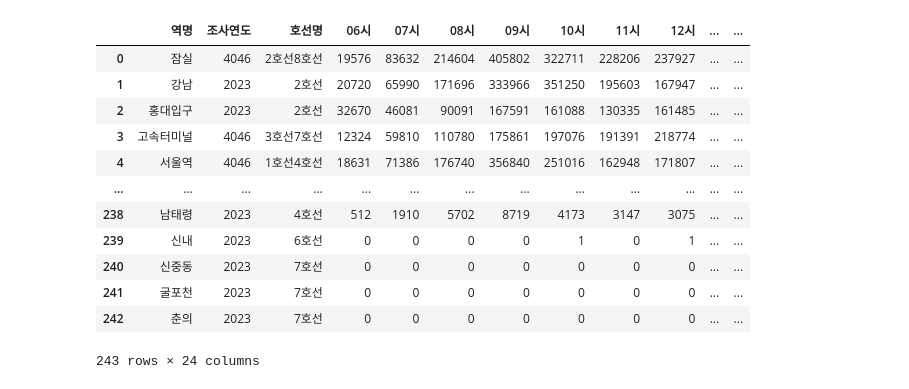
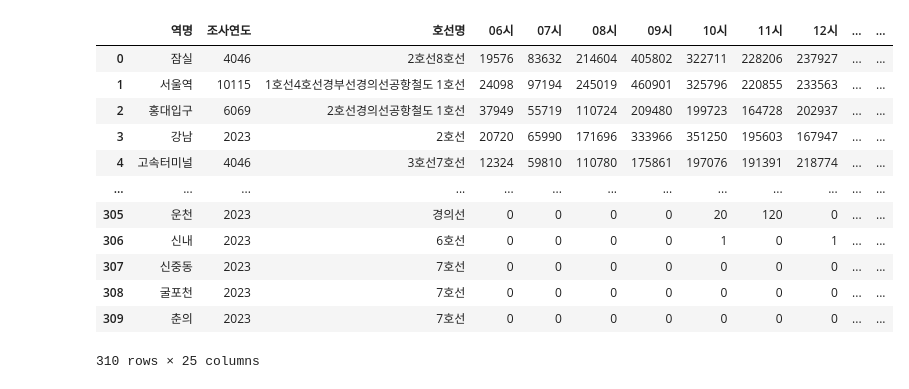
Before and after one commit to addinedu-ros-10th/eda-repo-2, a Jupyter notebook: src/Subway_mat.ipynb, the cells around one changed output. Cells and saved outputs as stored; diff of their text form; code cells hidden in the pictures.

```diff
--- a/src/Subway_mat.ipynb
+++ b/src/Subway_mat.ipynb
@@ -4,9 +4,14 @@ import koreanize_matplotlib
 import seaborn as sns
 import warnings
 import pandas as pd
+import numpy as np
+from matplotlib.ticker import ScalarFormatter
+import re
 warnings.simplefilter(action='ignore', category=FutureWarning)
+np.set_printoptions(suppress=True)
+pd.set_option('display.float_format', '{:.2f}'.format)
 # %%
-df = pd.read_csv('../data/subway_user_year_v1_1.csv', index_col=0)
+df = pd.read_csv('../data/subway_user_year_v1_5.csv', index_col=0)
 df = df.loc[df['조사연도'] == 2023]
 df
 # %% [output]
@@ -119,21 +91,20 @@ df.loc[df['역명']=='신도림']
 # %%
 df1 = df1.sort_values(by='sum', ascending=False)
 df1 = df1.reset_index(drop=True)
-df1.head(30)[['역명', '호선명', 'sum']]
 df1.to_csv('sort_sum.csv')
 df1
 # %% [output]
 |  | 역명 | 조사연도 | 호선명 | 06시 | 07시 | 08시 | 09시 | 10시 | 11시 | 12시 | ... | ... |
 | 0 | 잠실 | 4046 | 2호선8호선 | 19576 | 83632 | 214604 | 405802 | 322711 | 228206 | 237927 | ... | ... |
-| 1 | 강남 | 2023 | 2호선 | 20720 | 65990 | 171696 | 333966 | 351250 | 195603 | 167947 | ... | ... |
-| 2 | 홍대입구 | 2023 | 2호선 | 32670 | 46081 | 90091 | 167591 | 161088 | 130335 | 161485 | ... | ... |
-| 3 | 고속터미널 | 4046 | 3호선7호선 | 12324 | 59810 | 110780 | 175861 | 197076 | 191391 | 218774 | ... | ... |
-| 4 | 서울역 | 4046 | 1호선4호선 | 18631 | 71386 | 176740 | 356840 | 251016 | 162948 | 171807 | ... | ... |
+| 1 | 서울역 | 10115 | 1호선4호선경부선경의선공항철도 1호선 | 24098 | 97194 | 245019 | 460901 | 325796 | 220855 | 233563 | ... | ... |
+| 2 | 홍대입구 | 6069 | 2호선경의선공항철도 1호선 | 37949 | 55719 | 110724 | 209480 | 199723 | 164728 | 202937 | ... | ... |
+| 3 | 강남 | 2023 | 2호선 | 20720 | 65990 | 171696 | 333966 | 351250 | 195603 | 167947 | ... | ... |
+| 4 | 고속터미널 | 4046 | 3호선7호선 | 12324 | 59810 | 110780 | 175861 | 197076 | 191391 | 218774 | ... | ... |
 | ... | ... | ... | ... | ... | ... | ... | ... | ... | ... | ... | ... | ... |
-| 238 | 남태령 | 2023 | 4호선 | 512 | 1910 | 5702 | 8719 | 4173 | 3147 | 3075 | ... | ... |
-| 239 | 신내 | 2023 | 6호선 | 0 | 0 | 0 | 0 | 1 | 0 | 1 | ... | ... |
-| 240 | 신중동 | 2023 | 7호선 | 0 | 0 | 0 | 0 | 0 | 0 | 0 | ... | ... |
-| 241 | 굴포천 | 2023 | 7호선 | 0 | 0 | 0 | 0 | 0 | 0 | 0 | ... | ... |
-| 242 | 춘의 | 2023 | 7호선 | 0 | 0 | 0 | 0 | 0 | 0 | 0 | ... | ... |
+| 305 | 운천 | 2023 | 경의선 | 0 | 0 | 0 | 0 | 20 | 120 | 0 | ... | ... |
+| 306 | 신내 | 2023 | 6호선 | 0 | 0 | 0 | 0 | 1 | 0 | 1 | ... | ... |
+| 307 | 신중동 | 2023 | 7호선 | 0 | 0 | 0 | 0 | 0 | 0 | 0 | ... | ... |
+| 308 | 굴포천 | 2023 | 7호선 | 0 | 0 | 0 | 0 | 0 | 0 | 0 | ... | ... |
+| 309 | 춘의 | 2023 | 7호선 | 0 | 0 | 0 | 0 | 0 | 0 | 0 | ... | ... |
-243 rows × 24 columns
+310 rows × 25 columns
 # %%
```
Also changed, not shown: parts of 42 cells of this notebook.
